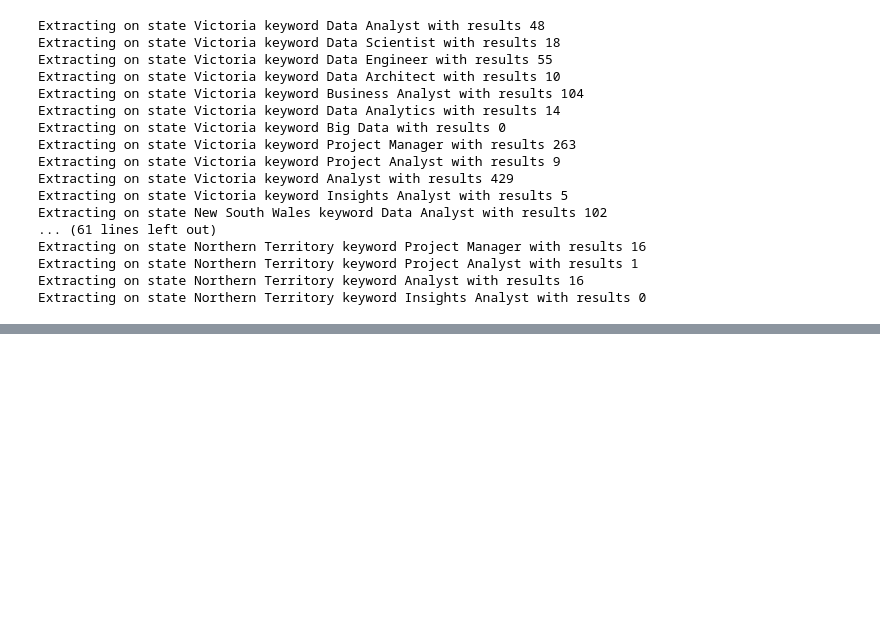
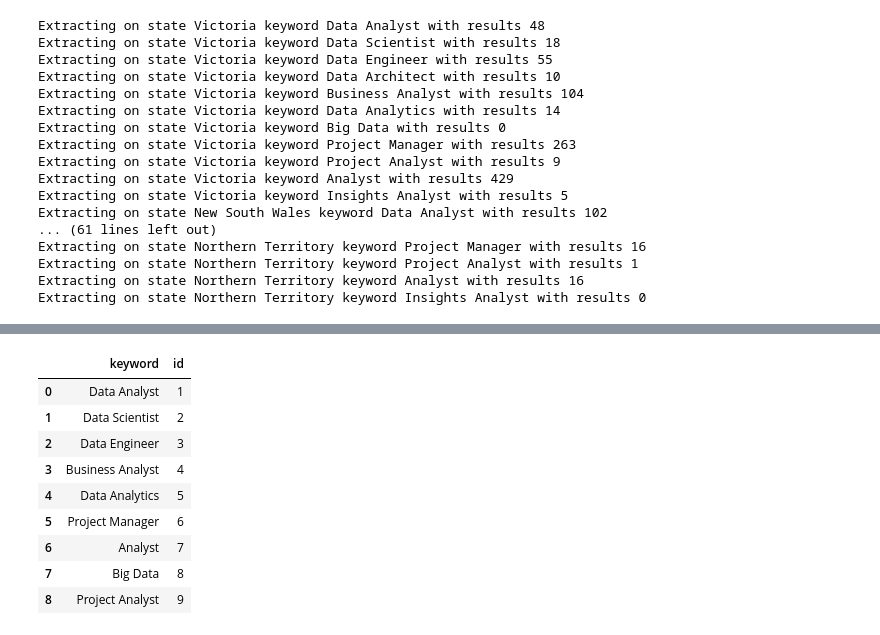
Before and after one commit to amilakanishka/-jobsdata-au, a Jupyter notebook: Data/Job Posting Extractor.ipynb, the cells around one changed output, grey strips where cells are left out. Drawn from its saved outputs; the diff is of its cells as text; code cells hidden in the pictures; blank space fills up the shorter version.

Commit message:
data changes

```diff
--- a/Data/Job Posting Extractor.ipynb
+++ b/Data/Job Posting Extractor.ipynb
@@ -258,6 +251,19 @@ dfJobs = dfJobs.rename(columns = {'id_keyword': 'keyword_id', 'id_state' : 'stat
 dfJobs['salary_min'] = dfJobs['salary_min'].astype('int32')
 dfJobs['salary_max'] = dfJobs['salary_max'].astype('int32')
 dfJobs['state_id']   = dfJobs['state_id'].astype('int32')
+# %%
+dfKeyword.head(10)
+# %% [output]
+|  | keyword | id |
+| 0 | Data Analyst | 1 |
+| 1 | Data Scientist | 2 |
+| 2 | Data Engineer | 3 |
+| 3 | Business Analyst | 4 |
+| 4 | Data Analytics | 5 |
+| 5 | Project Manager | 6 |
+| 6 | Analyst | 7 |
+| 7 | Big Data | 8 |
+| 8 | Project Analyst | 9 |
 # %%
 # Loading benchmark data
 dfBench = pd.read_csv('Benchmark.csv')
```
Also changed, not shown: parts of 3 cells of this notebook.
